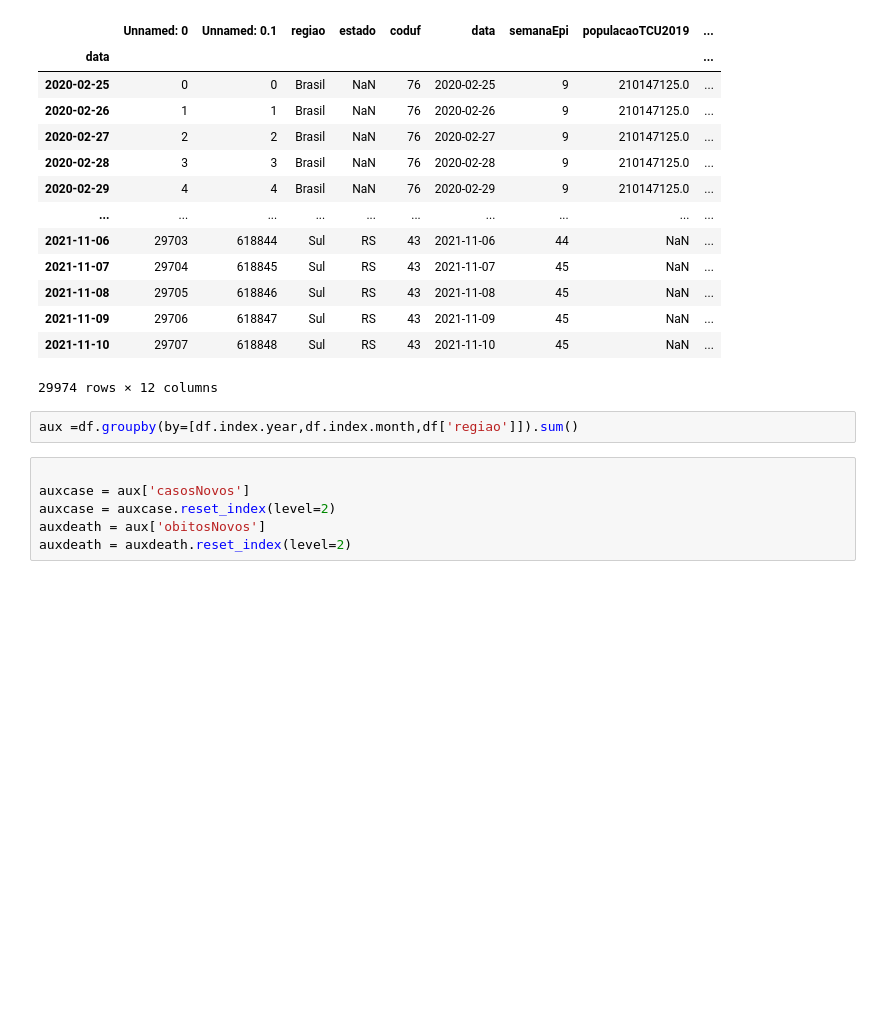
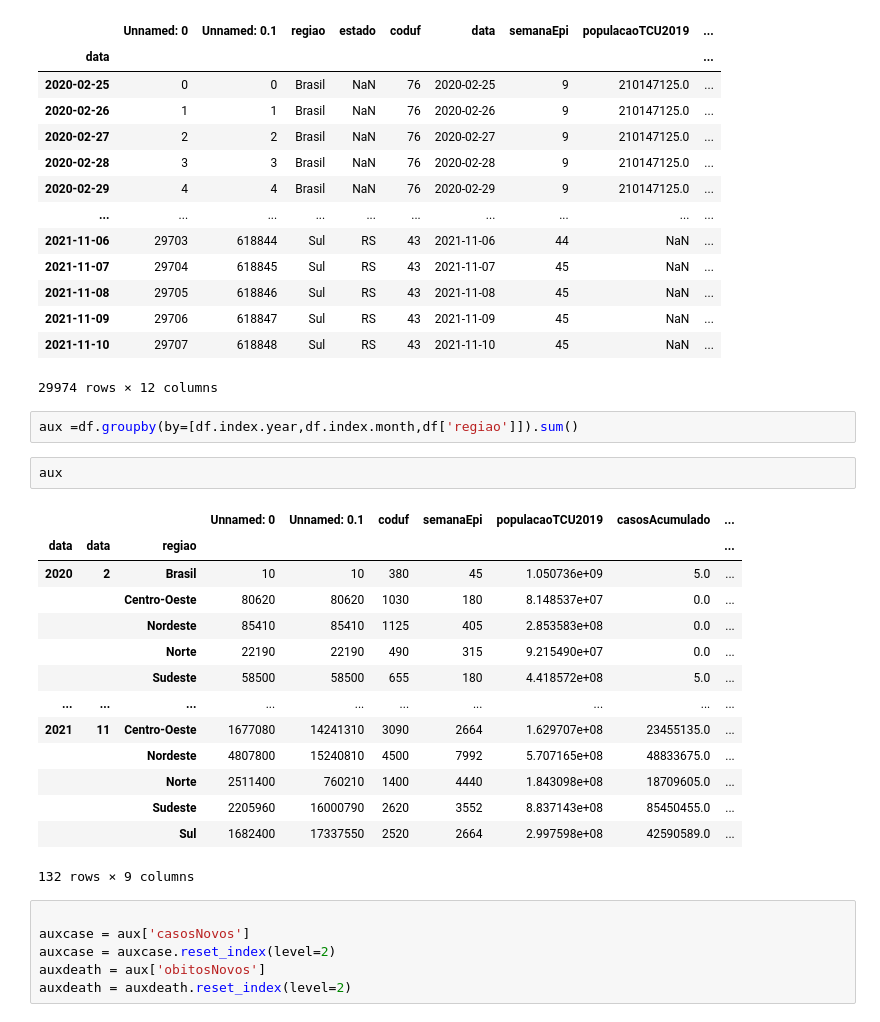
Before and after one commit to marianalves10/trabalh_BD, a Jupyter notebook: previa/notebooks/analise.ipynb, the cells around one changed output. Saved outputs shown, nothing was run; the diff lists cells and outputs as text; blank space fills up the shorter version.

```diff
--- a/previa/notebooks/analise.ipynb
+++ b/previa/notebooks/analise.ipynb
@@ -29,6 +29,23 @@ df
 29974 rows × 12 columns
 # %%
 aux =df.groupby(by=[df.index.year,df.index.month,df['regiao']]).sum()
+# %%
+aux
+# %% [output]
+|  |  |  | Unnamed: 0 | Unnamed: 0.1 | coduf | semanaEpi | populacaoTCU2019 | casosAcumulado | ... |
+| data | data | regiao |  |  |  |  |  |  | ... |
+| 2020 | 2 | Brasil | 10 | 10 | 380 | 45 | 1.050736e+09 | 5.0 | ... |
+|  |  | Centro-Oeste | 80620 | 80620 | 1030 | 180 | 8.148537e+07 | 0.0 | ... |
+|  |  | Nordeste | 85410 | 85410 | 1125 | 405 | 2.853583e+08 | 0.0 | ... |
+|  |  | Norte | 22190 | 22190 | 490 | 315 | 9.215490e+07 | 0.0 | ... |
+|  |  | Sudeste | 58500 | 58500 | 655 | 180 | 4.418572e+08 | 5.0 | ... |
+| ... | ... | ... | ... | ... | ... | ... | ... | ... | ... |
+| 2021 | 11 | Centro-Oeste | 1677080 | 14241310 | 3090 | 2664 | 1.629707e+08 | 23455135.0 | ... |
+|  |  | Nordeste | 4807800 | 15240810 | 4500 | 7992 | 5.707165e+08 | 48833675.0 | ... |
+|  |  | Norte | 2511400 | 760210 | 1400 | 4440 | 1.843098e+08 | 18709605.0 | ... |
+|  |  | Sudeste | 2205960 | 16000790 | 2620 | 3552 | 8.837143e+08 | 85450455.0 | ... |
+|  |  | Sul | 1682400 | 17337550 | 2520 | 2664 | 2.997598e+08 | 42590589.0 | ... |
+132 rows × 9 columns
 # %%
 
 auxcase = aux['casosNovos']
```
Also changed, not shown: parts of 6 cells of this notebook, 4 other files.
